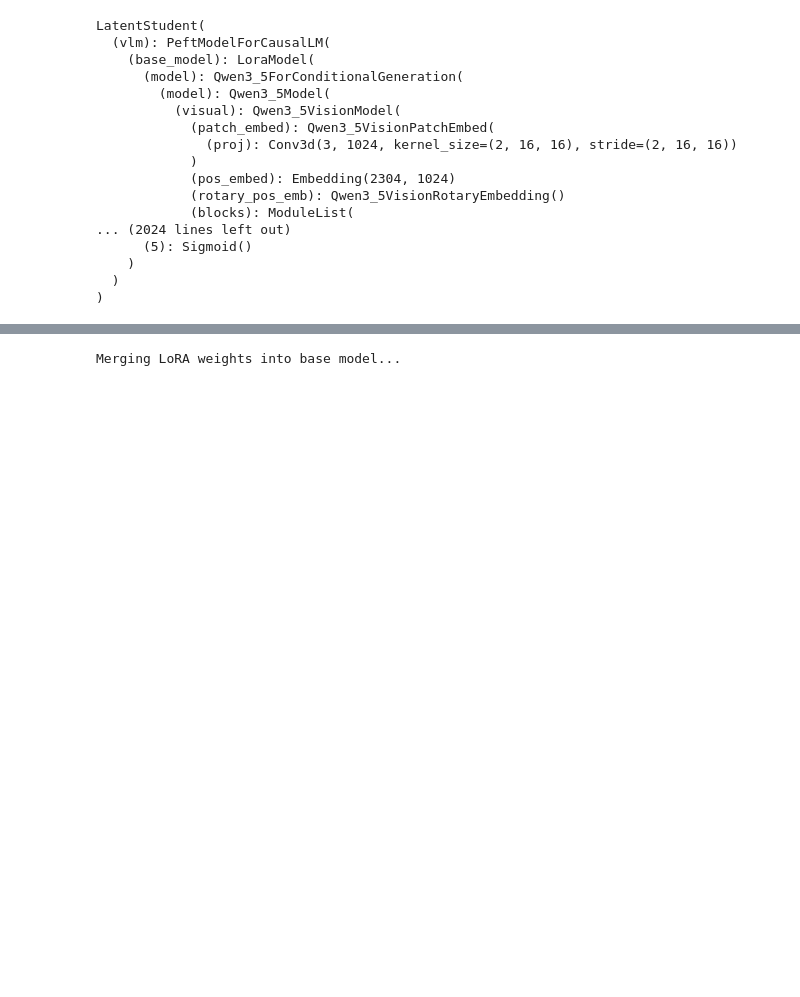
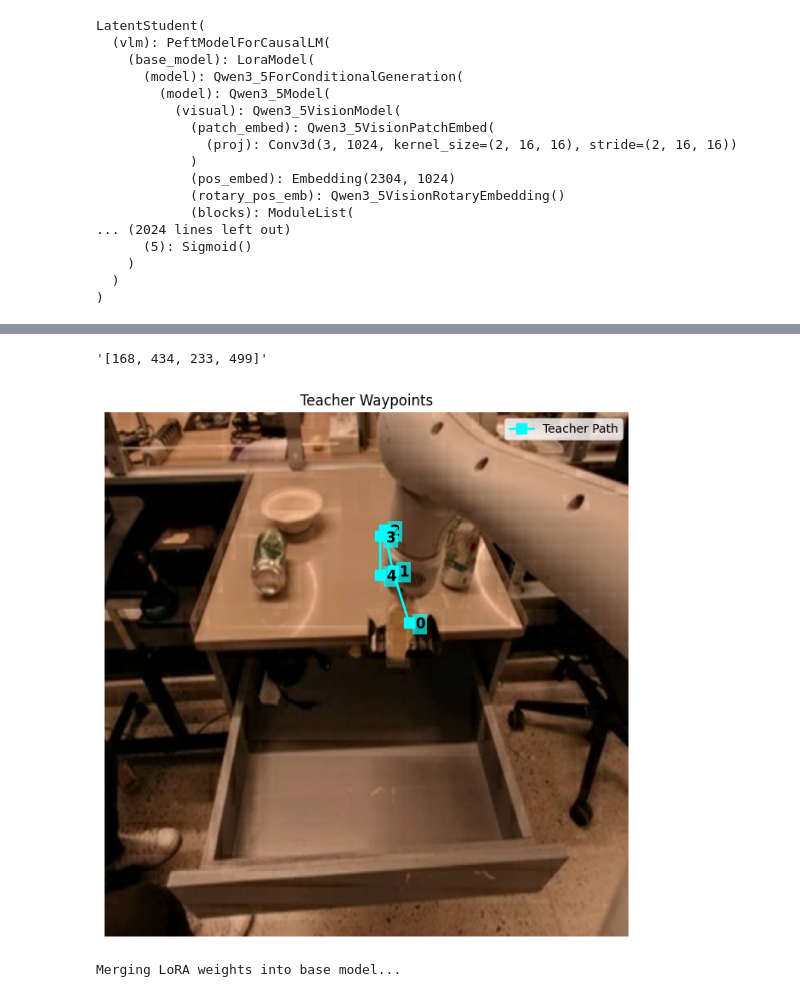
Before and after one commit to shreethar/VLA-FYP, a Jupyter notebook: train/stage2/test_latent_student.ipynb, the cells around one changed output, grey strips where cells are left out. Saved outputs shown, nothing was run; the diff lists cells and outputs as text; code cells hidden in the pictures; blank space fills up the shorter version.

```diff
--- a/train/stage2/test_latent_student.ipynb
+++ b/train/stage2/test_latent_student.ipynb
@@ -174,0 +175,8 @@ plt.show()
+# %%
+data['assistant']
+# %% [output]
+'[168, 434, 233, 499]'
+# %%
+visualize_teacher_waypoints(image, [[580,400],[549,301],[533,223],[525,235],[525,309]])
+# %% [output]
+[figure, added]
```
Also changed, not shown: parts of 13 cells of this notebook.
